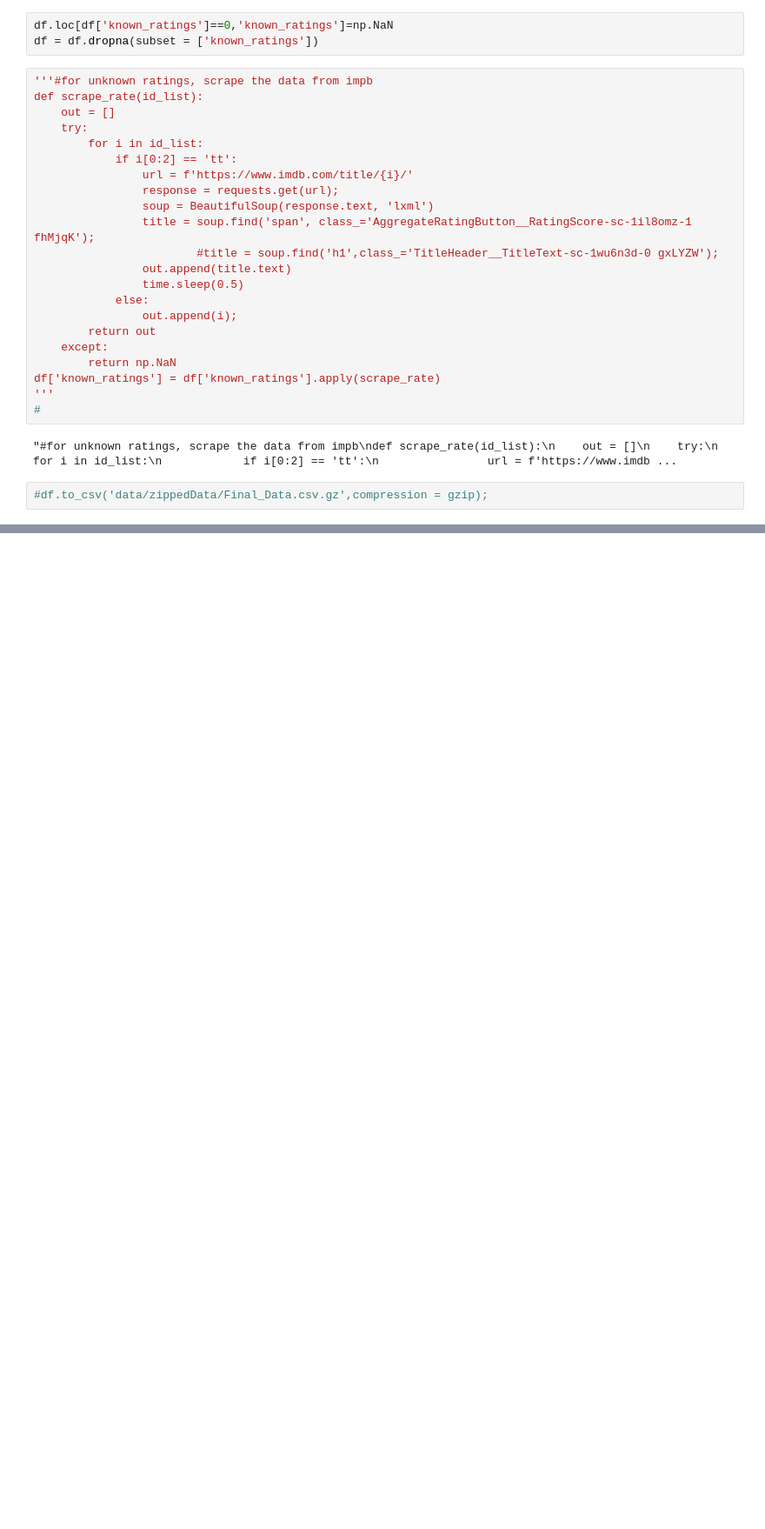
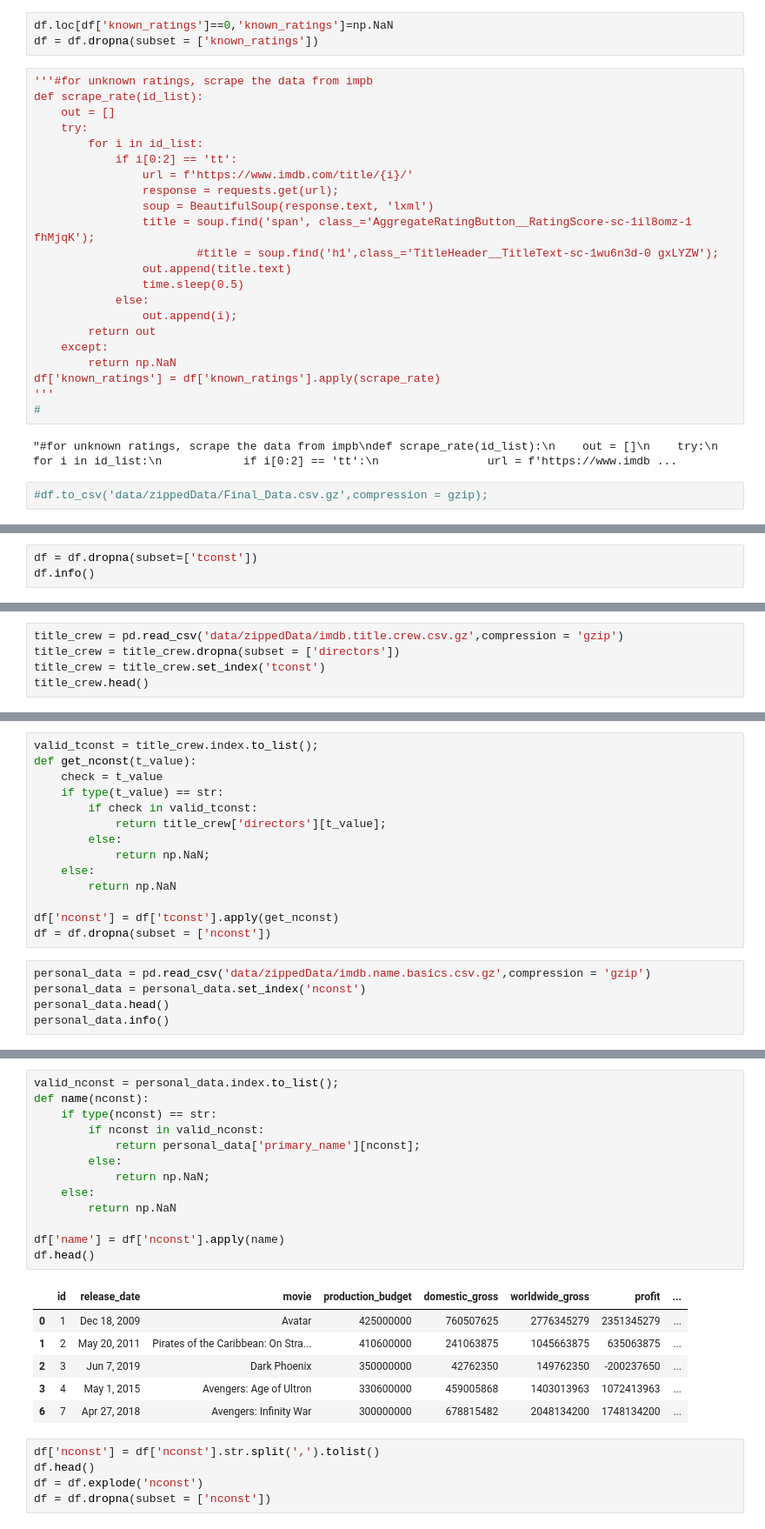
Before and after one commit to camdeman/MMA, a Jupyter notebook: Project_One.ipynb, the cells around one changed output, grey strips where cells are left out. Shown at 87% size. Cells and saved outputs as stored; diff of their text form; blank space fills up the shorter version.

```diff
--- a/Project_One.ipynb
+++ b/Project_One.ipynb
@@ -277,0 +334,3 @@ df['known_ratings'] = df['known_ratings'].apply(scrape_rate)
+# %%
+df = df.dropna(subset=['tconst'])
+df.info()
@@ -277,0 +354,5 @@ df['known_ratings'] = df['known_ratings'].apply(scrape_rate)
+# %%
+title_crew = pd.read_csv('data/zippedData/imdb.title.crew.csv.gz',compression = 'gzip')
+title_crew = title_crew.dropna(subset = ['directors'])
+title_crew = title_crew.set_index('tconst')
+title_crew.head()
@@ -277,0 +367,19 @@ df['known_ratings'] = df['known_ratings'].apply(scrape_rate)
+# %%
+valid_tconst = title_crew.index.to_list();
+def get_nconst(t_value):
+    check = t_value
+    if type(t_value) == str:
+        if check in valid_tconst:
+            return title_crew['directors'][t_value];
+        else:
+            return np.NaN;
+    else:
+        return np.NaN
+
+df['nconst'] = df['tconst'].apply(get_nconst)
+df = df.dropna(subset = ['nconst'])
+# %%
+personal_data = pd.read_csv('data/zippedData/imdb.name.basics.csv.gz',compression = 'gzip')
+personal_data = personal_data.set_index('nconst')
+personal_data.head()
+personal_data.info()
@@ -277,0 +399,25 @@ df['known_ratings'] = df['known_ratings'].apply(scrape_rate)
+# %%
+valid_nconst = personal_data.index.to_list();
+def name(nconst):
+    if type(nconst) == str:
+        if nconst in valid_nconst:
+            return personal_data['primary_name'][nconst];
+        else:
+            return np.NaN;
+    else:
+        return np.NaN
+
+df['name'] = df['nconst'].apply(name)
+df.head()
+# %% [output]
+|  | id | release_date | movie | production_budget | domestic_gross | worldwide_gross | profit | ... |
+| 0 | 1 | Dec 18, 2009 | Avatar | 425000000 | 760507625 | 2776345279 | 2351345279 | ... |
+| 1 | 2 | May 20, 2011 | Pirates of the Caribbean: On Stra... | 410600000 | 241063875 | 1045663875 | 635063875 | ... |
+| 2 | 3 | Jun 7, 2019 | Dark Phoenix | 350000000 | 42762350 | 149762350 | -200237650 | ... |
+| 3 | 4 | May 1, 2015 | Avengers: Age of Ultron | 330600000 | 459005868 | 1403013963 | 1072413963 | ... |
+| 6 | 7 | Apr 27, 2018 | Avengers: Infinity War | 300000000 | 678815482 | 2048134200 | 1748134200 | ... |
+# %%
+df['nconst'] = df['nconst'].str.split(',').tolist()
+df.head()
+df = df.explode('nconst')
+df = df.dropna(subset = ['nconst'])
```
Also changed, not shown: parts of 16 cells of this notebook, 3 other files.
